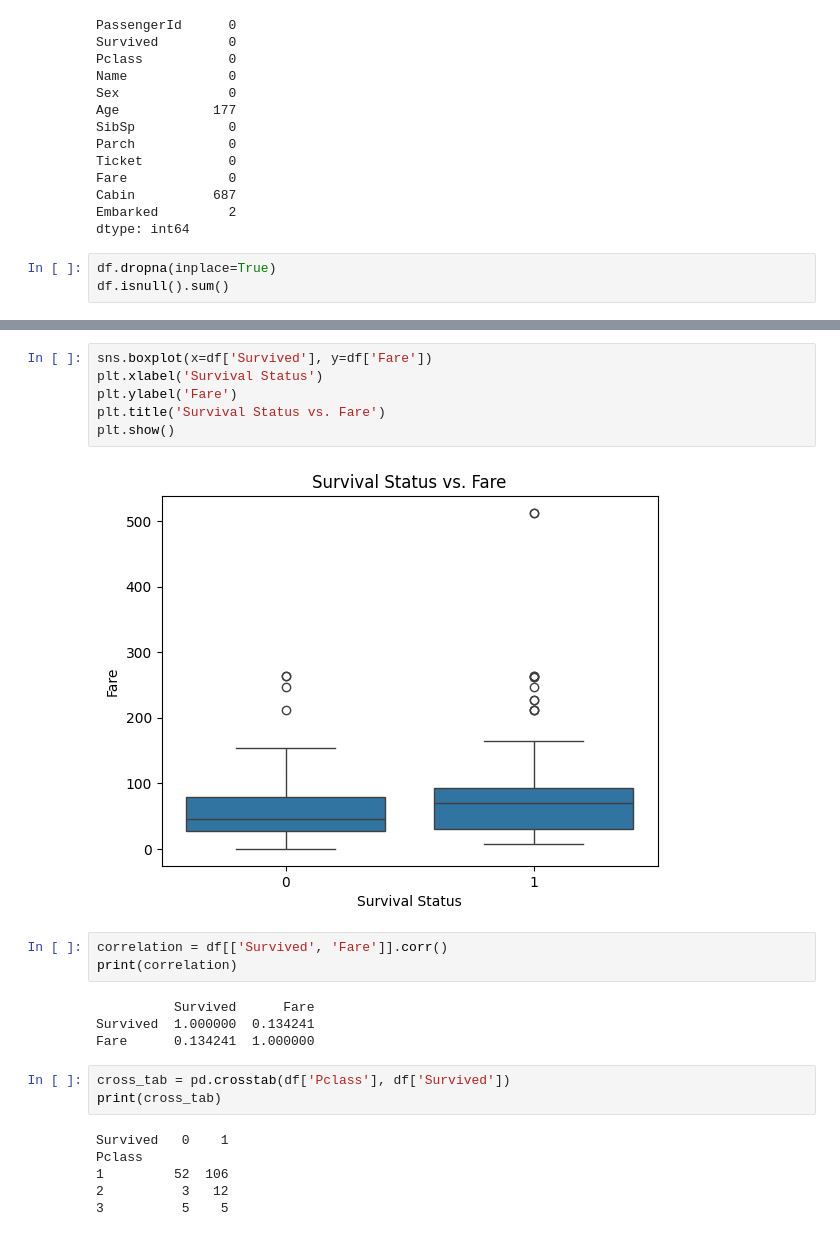
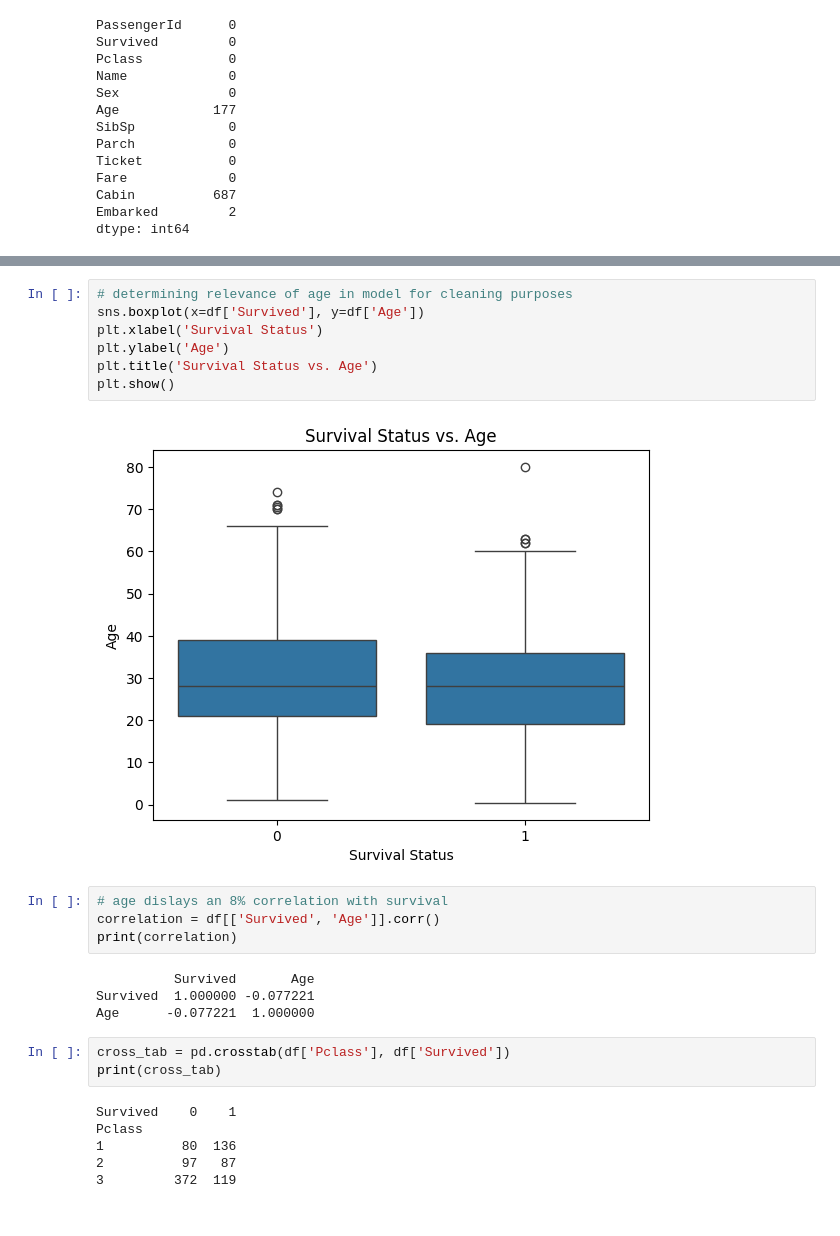
Before and after one commit to Blueturboguy07/Titanic-Classification-Model, a Jupyter notebook: titanic_v1.ipynb, the cells around one changed output, grey strips where cells are left out. Saved outputs shown, nothing was run; the diff lists cells and outputs as text.

```diff
--- a/titanic_v1.ipynb
+++ b/titanic_v1.ipynb
@@ -21,6 +21,3 @@ Fare             0
 Cabin          687
 Embarked         2
 dtype: int64
-# %%
-df.dropna(inplace=True)
-df.isnull().sum()
@@ -54,27 +29,29 @@ plt.show()
 # %%
-sns.boxplot(x=df['Survived'], y=df['Fare'])
+# determining relevance of age in model for cleaning purposes
+sns.boxplot(x=df['Survived'], y=df['Age'])
 plt.xlabel('Survival Status')
-plt.ylabel('Fare')
-plt.title('Survival Status vs. Fare')
+plt.ylabel('Age')
+plt.title('Survival Status vs. Age')
 plt.show()
 # %% [output]
-[figure, old version]
+[figure, new version]
 # %%
-correlation = df[['Survived', 'Fare']].corr()
+# age dislays an 8% correlation with survival
+correlation = df[['Survived', 'Age']].corr()
 print(correlation)
 # %% [output]
-          Survived      Fare
-Survived  1.000000  0.134241
-Fare      0.134241  1.000000
+          Survived       Age
+Survived  1.000000 -0.077221
+Age      -0.077221  1.000000
 # %%
 cross_tab = pd.crosstab(df['Pclass'], df['Survived'])
 print(cross_tab)
 # %% [output]
-Survived   0    1
+Survived    0    1
 Pclass
-1         52  106
-2          3   12
-3          5    5
+1          80  136
+2          97   87
+3         372  119
 # %%
 cross_tab = pd.crosstab(df['Survived'], df['Fare'])
 print(cross_tab)
```
Also changed, not shown: parts of 10 cells of this notebook.
